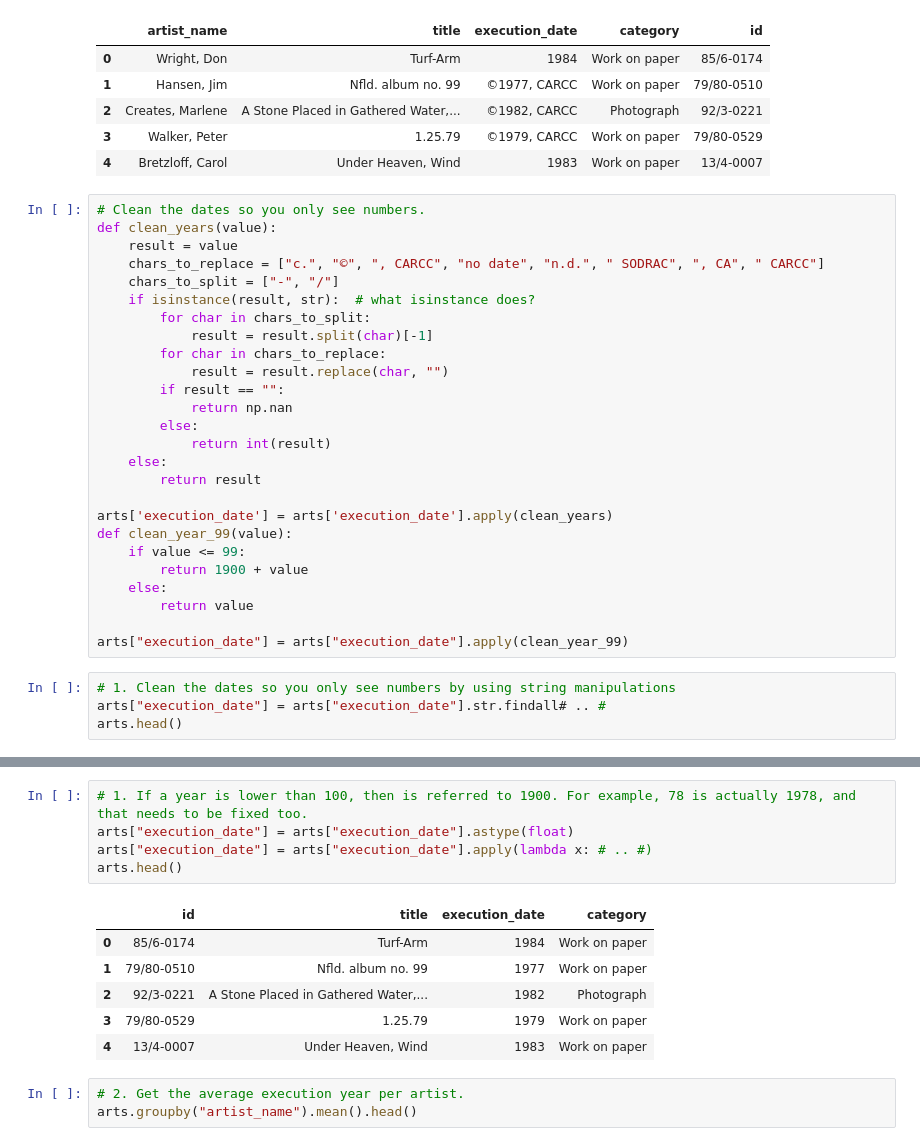
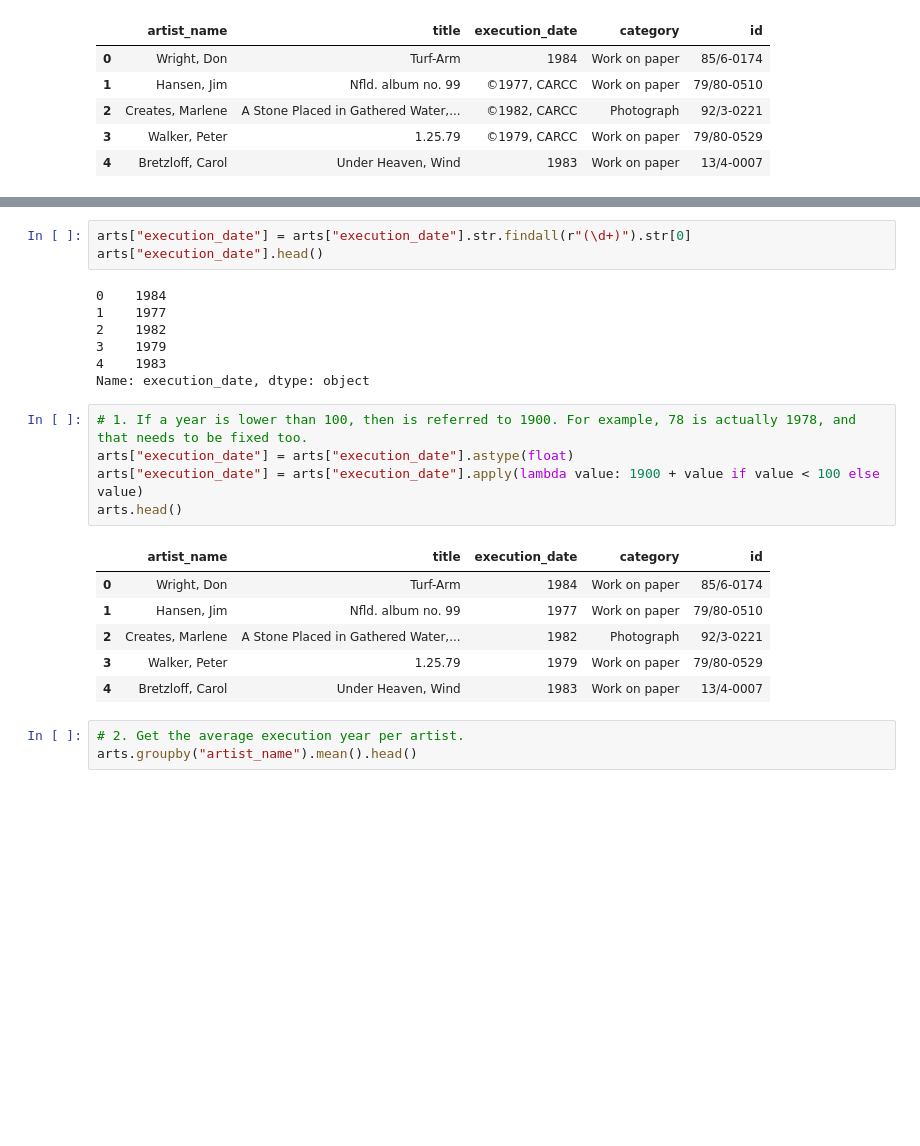
Before and after one commit to versae/DH2304, a Jupyter notebook: class07.ipynb, the cells around one changed output, grey strips where cells are left out. Saved outputs shown, nothing was run; the diff lists cells and outputs as text; blank space fills up the shorter version.

```diff
--- a/class07.ipynb
+++ b/class07.ipynb
@@ -499,33 +515,3 @@ arts.head()
 | 2 | Creates, Marlene | A Stone Placed in Gathered Water,... | ©1982, CARCC | Photograph | 92/3-0221 |
 | 3 | Walker, Peter | 1.25.79 | ©1979, CARCC | Work on paper | 79/80-0529 |
 | 4 | Bretzloff, Carol | Under Heaven, Wind | 1983 | Work on paper | 13/4-0007 |
-# %%
-# Clean the dates so you only see numbers.
-def clean_years(value):
-    result = value
-    chars_to_replace = ["c.", "©", ", CARCC", "no date", "n.d.", " SODRAC", ", CA", " CARCC"]
-    chars_to_split = ["-", "/"]
-    if isinstance(result, str):  # what isinstance does?
-        for char in chars_to_split:
-            result = result.split(char)[-1]
-        for char in chars_to_replace:
-            result = result.replace(char, "")
-        if result == "":
-            return np.nan
-        else:
-            return int(result)
-    else:
-        return result
-
-arts['execution_date'] = arts['execution_date'].apply(clean_years)
-def clean_year_99(value):
-    if value <= 99:
-        return 1900 + value
-    else:
-        return value
-
-arts["execution_date"] = arts["execution_date"].apply(clean_year_99)
-# %%
-# 1. Clean the dates so you only see numbers by using string manipulations
-arts["execution_date"] = arts["execution_date"].str.findall# .. #
-arts.head()
@@ -539,15 +518,25 @@ arts.head()
+# %%
+arts["execution_date"] = arts["execution_date"].str.findall(r"(\d+)").str[0]
+arts["execution_date"].head()
+# %% [output]
+0    1984
+1    1977
+2    1982
+3    1979
+4    1983
+Name: execution_date, dtype: object
 # %%
 # 1. If a year is lower than 100, then is referred to 1900. For example, 78 is actually 1978, and that needs to be fixed too.
 arts["execution_date"] = arts["execution_date"].astype(float)
-arts["execution_date"] = arts["execution_date"].apply(lambda x: # .. #)
+arts["execution_date"] = arts["execution_date"].apply(lambda value: 1900 + value if value < 100 else value)
 arts.head()
 # %% [output]
-|  | id | title | execution_date | category |
-| 0 | 85/6-0174 | Turf-Arm | 1984 | Work on paper |
-| 1 | 79/80-0510 | Nfld. album no. 99 | 1977 | Work on paper |
-| 2 | 92/3-0221 | A Stone Placed in Gathered Water,... | 1982 | Photograph |
-| 3 | 79/80-0529 | 1.25.79 | 1979 | Work on paper |
-| 4 | 13/4-0007 | Under Heaven, Wind | 1983 | Work on paper |
+|  | artist_name | title | execution_date | category | id |
+| 0 | Wright, Don | Turf-Arm | 1984 | Work on paper | 85/6-0174 |
+| 1 | Hansen, Jim | Nfld. album no. 99 | 1977 | Work on paper | 79/80-0510 |
+| 2 | Creates, Marlene | A Stone Placed in Gathered Water,... | 1982 | Photograph | 92/3-0221 |
+| 3 | Walker, Peter | 1.25.79 | 1979 | Work on paper | 79/80-0529 |
+| 4 | Bretzloff, Carol | Under Heaven, Wind | 1983 | Work on paper | 13/4-0007 |
 # %%
 # 2. Get the average execution year per artist.
 arts.groupby("artist_name").mean().head()
```
Also changed, not shown: parts of 14 cells of this notebook.
